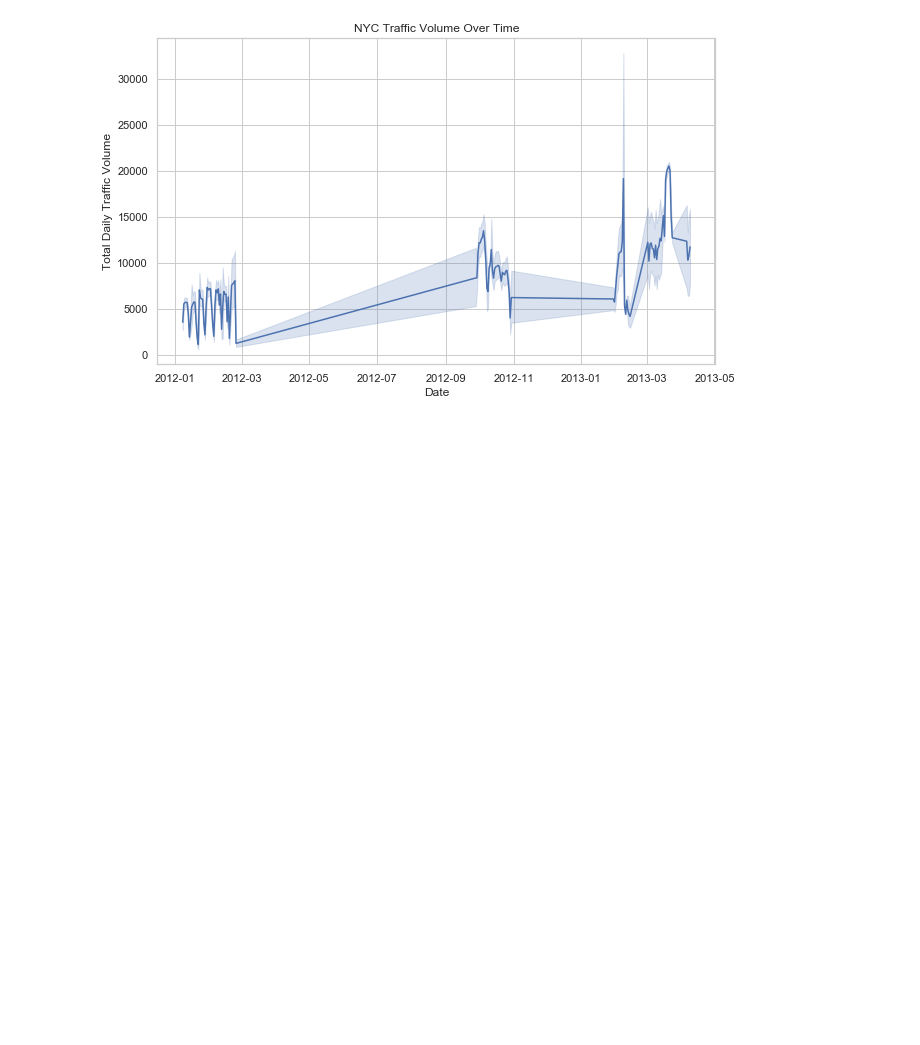
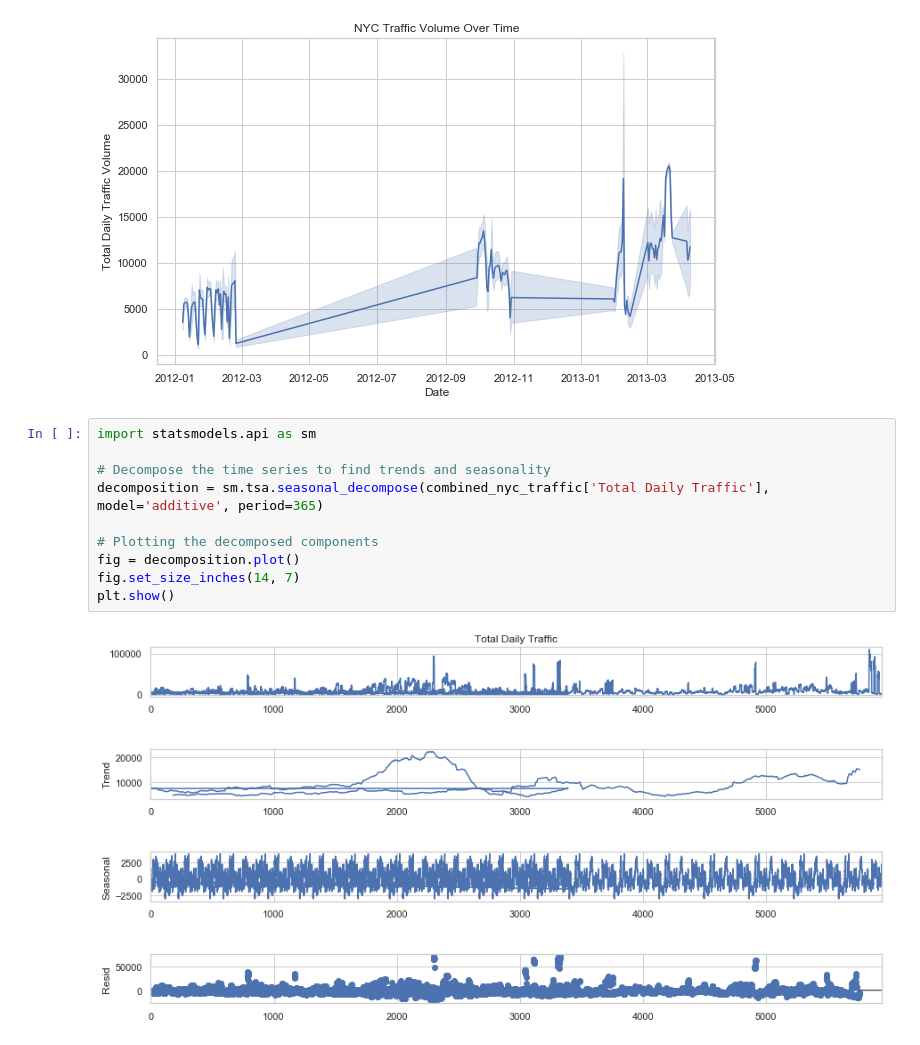
Before and after one commit to WhoisClean/ireland_transport, a Jupyter notebook: transport_ireland.ipynb, the cells around one changed output. Drawn from its saved outputs; the diff is of its cells as text; blank space fills up the shorter version.

```diff
--- a/transport_ireland.ipynb
+++ b/transport_ireland.ipynb
@@ -218,3 +218,15 @@ plt.ylabel('Total Daily Traffic Volume')
 plt.show()
 # %% [output]
 [figure]
+# %%
+import statsmodels.api as sm
+
+# Decompose the time series to find trends and seasonality
+decomposition = sm.tsa.seasonal_decompose(combined_nyc_traffic['Total Daily Traffic'], model='additive', period=365)
+
+# Plotting the decomposed components
+fig = decomposition.plot()
+fig.set_size_inches(14, 7)
+plt.show()
+# %% [output]
+[figure, added]
```
Also changed, not shown: parts of 1 cell of this notebook.
